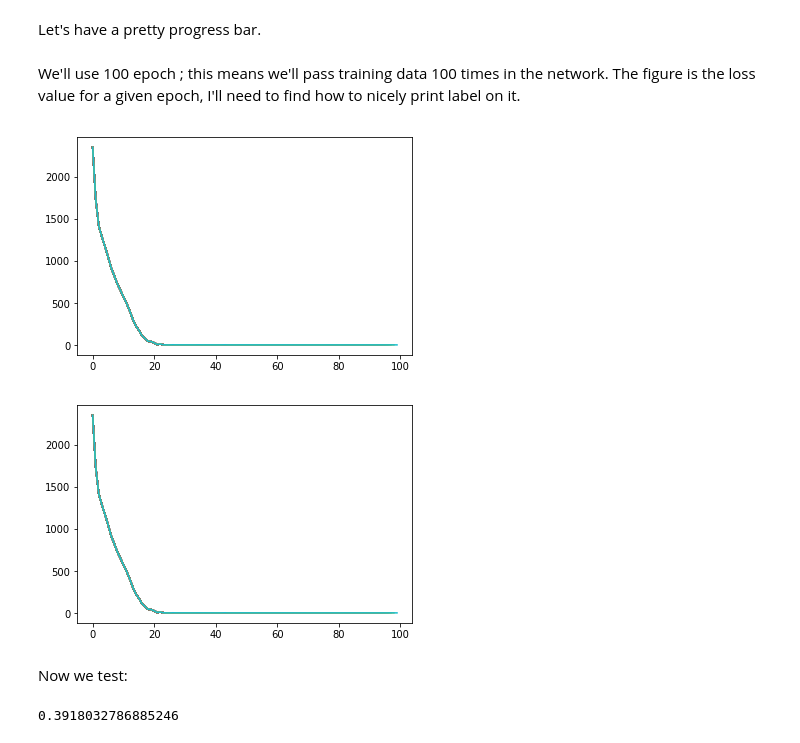
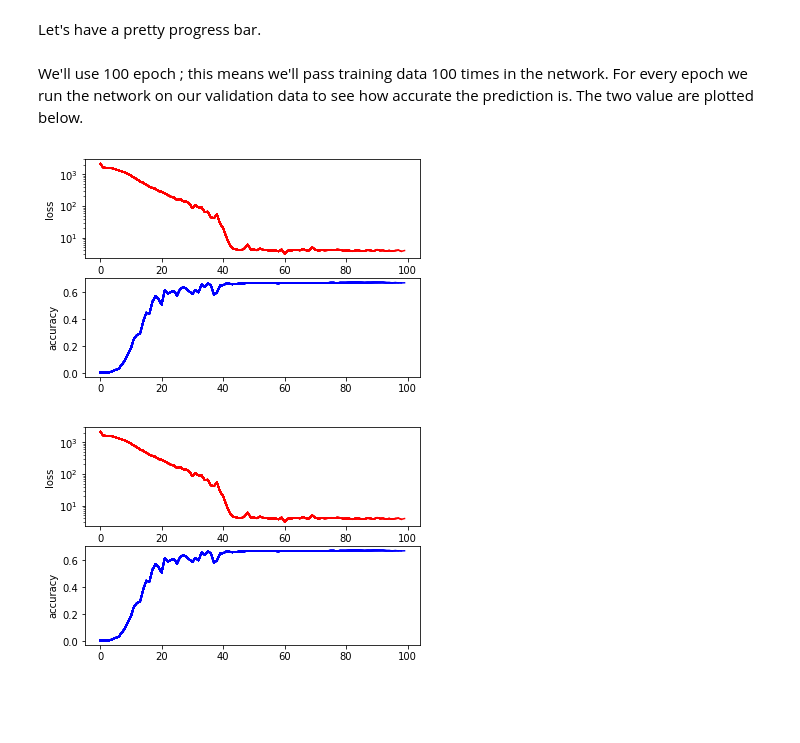
Before and after one commit to vlj/VisualFontRecognition, a Jupyter notebook: Untitled.ipynb, the cells around one changed output. Saved outputs shown, nothing was run; the diff lists cells and outputs as text; code cells hidden in the pictures; blank space fills up the shorter version.

Commit message:
Normalize training batch and plot loss/accuracy which goes up to 60%

```diff
--- a/Untitled.ipynb
+++ b/Untitled.ipynb
@@ -126,15 +143,15 @@ TODO because I'm a lazy 🦆 : the Stacked Convolutional Auto Encoder training p
 Instanciate our dataset : we can use the transforms mechanism to alter our data before passing them to a network. In our case we need to convert PIL image to torch tensor ; we could also rotate, crop or whatever images to increase robustness (see: data augmentation).
 As usual we use separate set for training and validation.
 # %%
-trainingset = CustomVFR(transform = transforms.Compose([transforms.ToTensor()]))
-testset = CustomVFR(transform = transforms.Compose([transforms.ToTensor()]))
+trainingset = CustomVFR(transform = transforms.Compose([transforms.ToTensor(), transforms.Normalize((0.5, 0.5, 0.5), (0.5, 0.5, 0.5))]))
+testset = CustomVFR(transform = transforms.Compose([transforms.ToTensor(), transforms.Normalize((0.5, 0.5, 0.5), (0.5, 0.5, 0.5))]))
 # %% [markdown]
 To ease dataset manipulation pytorch has a DataLoader object that can batch and shuffle data. Since pytorch network always take batch as input it's useful to rely on such object.
 # %%
 trainingloader = torch.utils.data.DataLoader(trainingset, batch_size=4,
                         shuffle=True)
 testloader = torch.utils.data.DataLoader(testset, batch_size=4,
-                        shuffle=True)
+                        shuffle=False)
 # %% [markdown]
 Now the real part: we instanciate the network and train it using the cross entropy loss criterion and the SGD optimisation algorithm (Note: I have absolutly no idea what SGD is).
 # %%
@@ -143,7 +160,8 @@ device = torch.device("cuda:0" if torch.cuda.is_available() else "cpu")
 Res = DeepFont()
 Res.to(device)
 criterion = torch.nn.CrossEntropyLoss()
-optimizer = optim.SGD(Res.parameters(), lr=0.001, momentum=0.9)
+optimizer1 = optim.SGD(Res.parameters(), lr=0.001, momentum=0.9)
+optimizer2 = optim.SGD(Res.parameters(), lr=0.0001, momentum=0.9)
 # %% [markdown]
 Let's have a pretty progress bar.
 # %%
@@ -152,43 +189,44 @@ display.display(pb)
 # %% [markdown]
 We'll use 100 epoch ; this means we'll pass training data 100 times in the network.
-The figure is the loss value for a given epoch, I'll need to find how to nicely print label on it.
+For every epoch we run the network on our validation data to see how accurate the prediction is.
+The two value are plotted below.
 # %%
 epoch_losses = []
+epoch_accuracy = []
 for epoch in range(100):
   epoch_loss = 0
   for imgs, fonts in trainingloader:
     imgs, fonts = imgs.to(device), fonts.to(device)
-    optimizer.zero_grad()
+    optimizer1.zero_grad()
     outputs = Res(imgs)
 
     loss = criterion(outputs, fonts)
     loss.backward()
-    optimizer.step()
+    optimizer1.step()
     epoch_loss += loss.item()
     pb.value += 1
+  correct = 0
+  all = 0
+  with torch.no_grad():
+    for imgs, fonts in testloader:
+      imgs = imgs.to(device)
+      outputs = Res(imgs)
+      _, idx = torch.max(outputs, 1)
+      tmp = (idx.cpu() == fonts).sum().item()
+      correct += tmp
+      all += 4
   epoch_losses.append(epoch_loss)
-  pl.plot(range(epoch + 1), epoch_losses)
+  epoch_accuracy.append(correct/all)
+  pl.subplot(2, 1, 1)
+  pl.plot(range(epoch + 1), epoch_losses, '-r')
+  pl.ylabel("loss")
+  pl.yscale('log')
+  pl.subplot(2, 1, 2)
+  pl.plot(range(epoch + 1), epoch_accuracy, '-b')
+  pl.ylabel("accuracy")
   display.clear_output(wait=True)
   display.display(pl.gcf())
   pb.value = 0
 # %% [output]
-[figure, old version]
+[figure, new version]
-[figure, old version]
+[figure, new version]
-# %% [markdown]
-Now we test:
-# %%
-
-correct = 0
-all = 0
-with torch.no_grad():
-  for imgs, fonts in testloader:
-    imgs = imgs.to(device)
-    outputs = Res(imgs)
-    _, idx = torch.max(outputs, 1)
-    tmp = (idx.cpu() == fonts).sum().item()
-    correct += tmp
-    all += 4
-
-print(correct / all)
-# %% [output]
-0.3918032786885246
```
Also changed, not shown: parts of 3 cells of this notebook.
